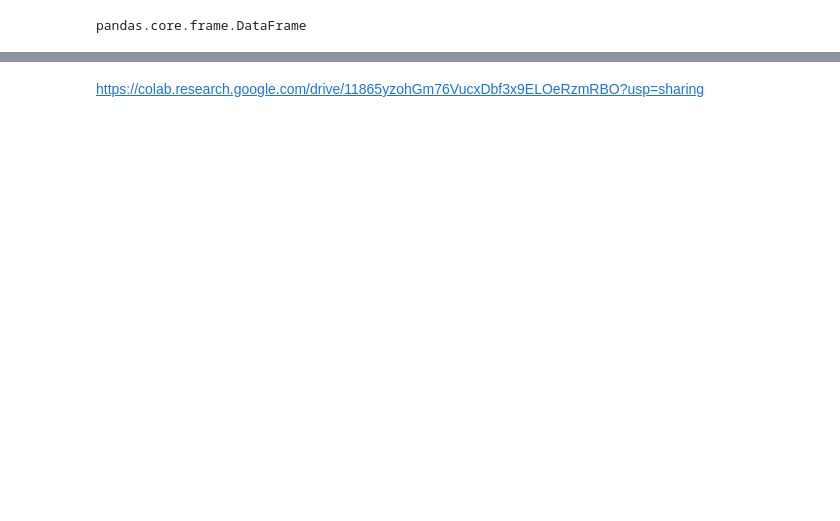
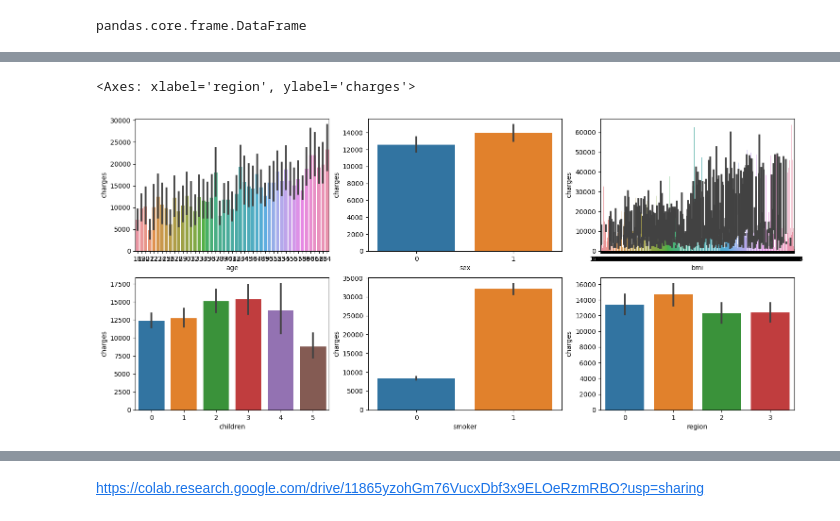
Before and after one commit to kimjeoungeun/my_study, a Jupyter notebook: insurance.ipynb, the cells around one changed output, grey strips where cells are left out. Saved outputs shown, nothing was run; the diff lists cells and outputs as text; code cells hidden in the pictures; blank space fills up the shorter version.

```diff
--- a/insurance.ipynb
+++ b/insurance.ipynb
@@ -76,10 +215,13 @@ pandas.core.frame.DataFrame
 # %%
 fig, ((ax1,ax2,ax3),(ax4,ax5,ax6))=plt.subplots(nrows=2,ncols=3)
 fig.set_size_inches(18,8)
 
-sns.barplot(data=df,x='age',y='charges',ax=ax1)
-sns.barplot(data=df,x='sex',y='charges',ax=ax2)
-sns.barplot(data=df,x='bmi',y='charges',ax=ax3)
-sns.barplot(data=df,x='children',y='charges',ax=ax4)
-sns.barplot(data=df,x='smoker',y='charges',ax=ax5)
-sns.barplot(data=df,x='region',y='charges',ax=ax6)
+sns.barplot(data=df_in,x='age',y='charges',ax=ax1)
+sns.barplot(data=df_in,x='sex',y='charges',ax=ax2)
+sns.barplot(data=df_in,x='bmi',y='charges',ax=ax3)
+sns.barplot(data=df_in,x='children',y='charges',ax=ax4)
+sns.barplot(data=df_in,x='smoker',y='charges',ax=ax5)
+sns.barplot(data=df_in,x='region',y='charges',ax=ax6)
+# %% [output]
+<Axes: xlabel='region', ylabel='charges'>
+[figure, added]
```
Also changed, not shown: parts of 38 cells of this notebook, 1 other file.
